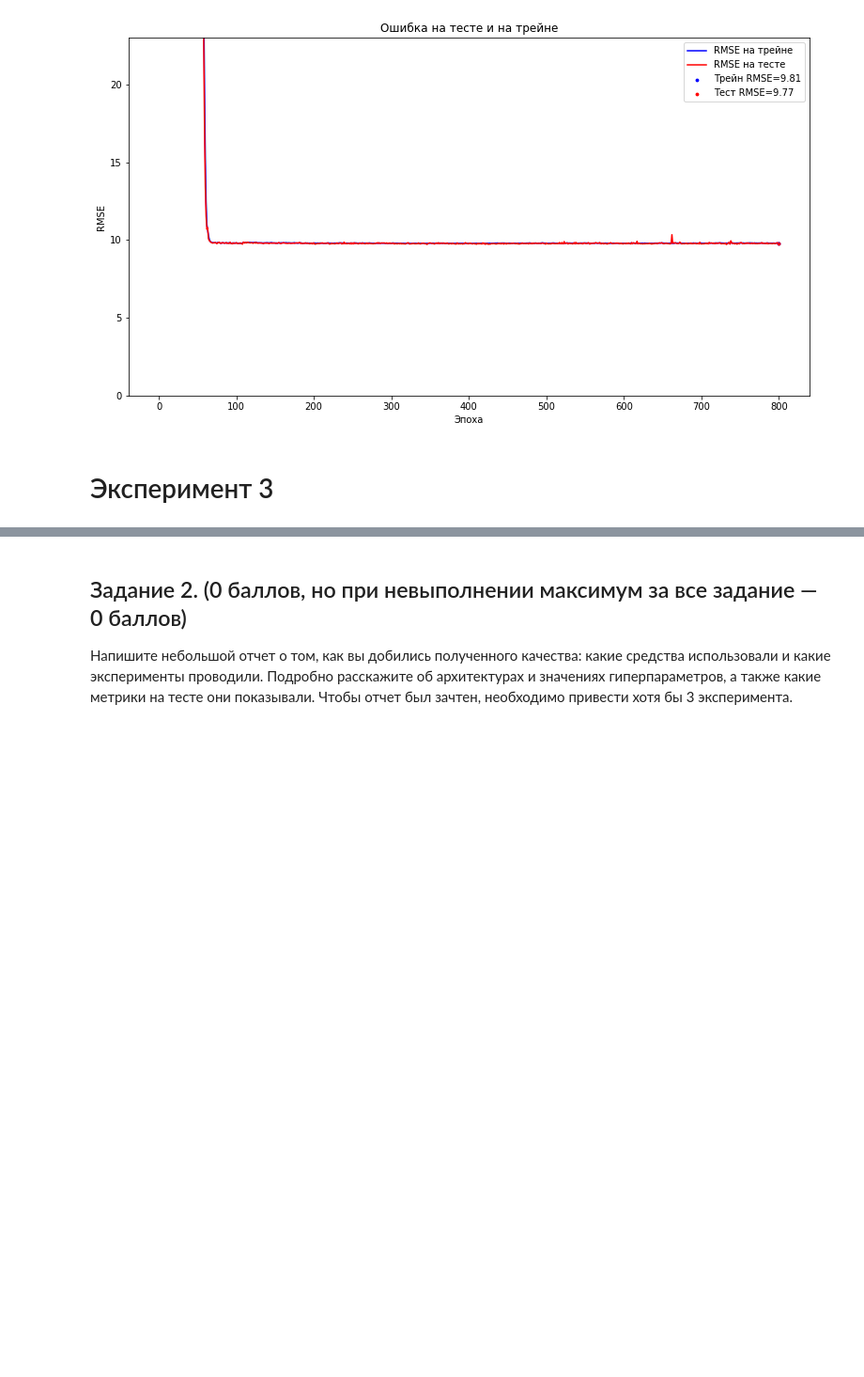
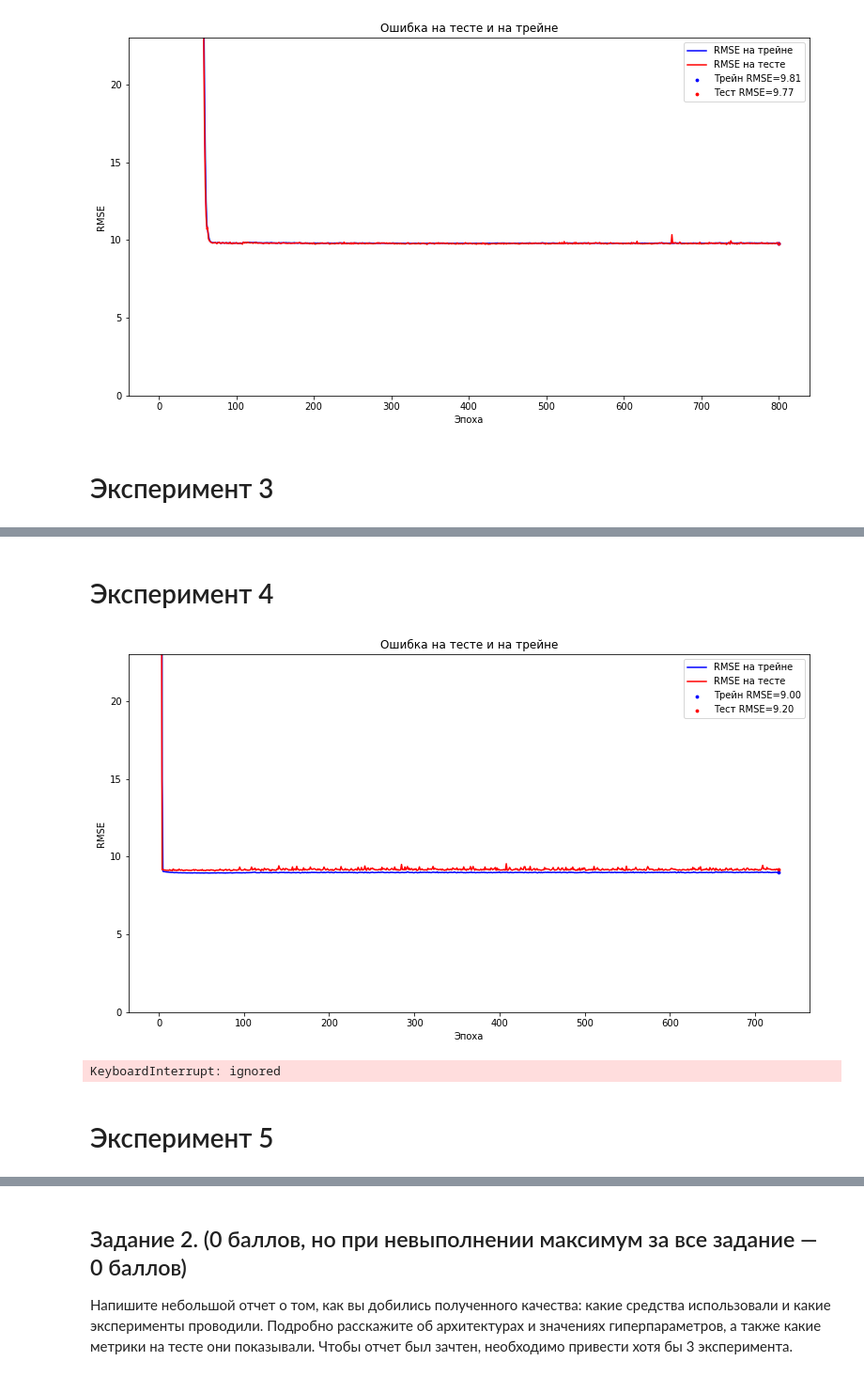
Before and after one commit to alyonabelenko/Courses, a Jupyter notebook: IAD3/homework-01.ipynb, the cells around one changed output, grey strips where cells are left out. Shown: that part at 94% size. Drawn from its saved outputs; the diff is of its cells as text; code cells hidden in the pictures; blank space fills up the shorter version.

```diff
--- a/IAD3/homework-01.ipynb
+++ b/IAD3/homework-01.ipynb
@@ -395,0 +404,2 @@ train(
+# %% [markdown]
+# Эксперимент 4
@@ -395,0 +408,28 @@ train(
+# %%
+class YearPerdictor2Layers(nn.Module):
+    def __init__(self, input_shape, hidden_sizes):
+        super(self.__class__, self).__init__()
+        self.model_ = nn.Sequential(
+            nn.BatchNorm1d(input_shape),
+            nn.Linear(input_shape, hidden_sizes[0]),
+            nn.Dropout(0.6),
+            nn.LeakyReLU(),
+            nn.BatchNorm1d(hidden_sizes[0]),
+            nn.Linear(hidden_sizes[0], hidden_sizes[1]),
+            nn.Dropout(0.6),
+            nn.Sigmoid(),
+            nn.BatchNorm1d(hidden_sizes[1]),
+            nn.Linear(hidden_sizes[1], 1),
+        )
+    def forward(self, inp):
+        return self.model_(inp)
+# %%
+train_set = BaseDatasetWithoutScaling(X_train, y_train, X_test, y_test, is_train=True)
+train_loader = DataLoader(train_set, batch_size=4096, shuffle=True)
+
+test_set = BaseDatasetWithoutScaling(X_train, y_train, X_test, y_test, is_train=False)
+test_loader = DataLoader(test_set, batch_size=4096, shuffle=False)
+
+model = YearPerdictor2Layers(X_train.shape[1], [180, 40])
+optimizer = torch.optim.Adam(model.parameters(), lr=0.02)
+criterion = nn.MSELoss()
@@ -395,0 +438,13 @@ train(
+# %%
+train(
+    model,
+    optimizer,
+    criterion,
+    train_loader,
+    test_loader
+)
+# %% [output]
+[figure, added]
+KeyboardInterrupt: ignored
+# %% [markdown]
+# Эксперимент 5
```
Also changed, not shown: parts of 19 cells of this notebook.
